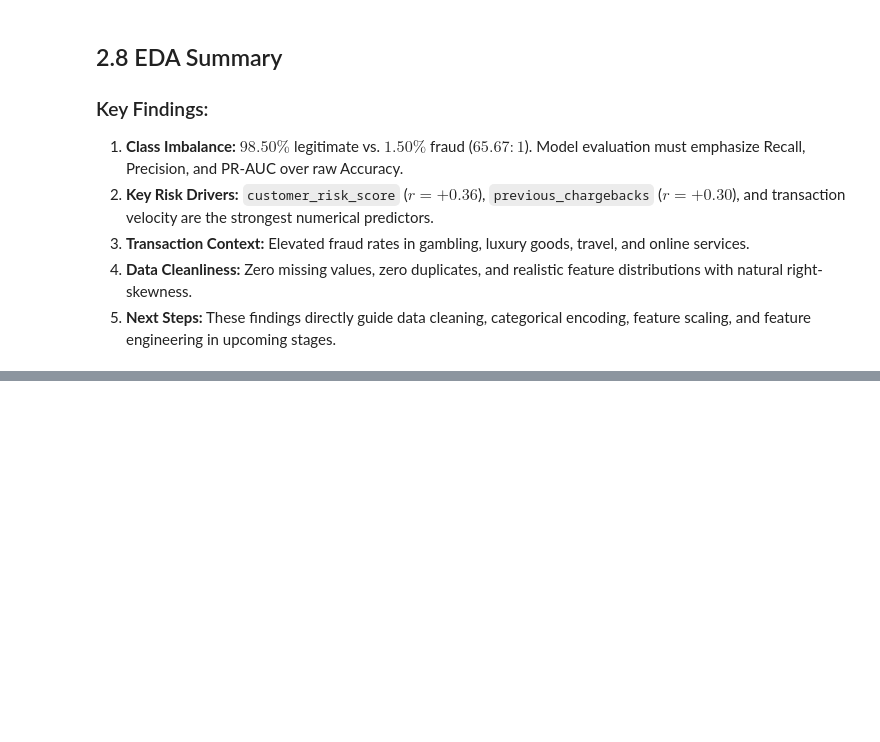
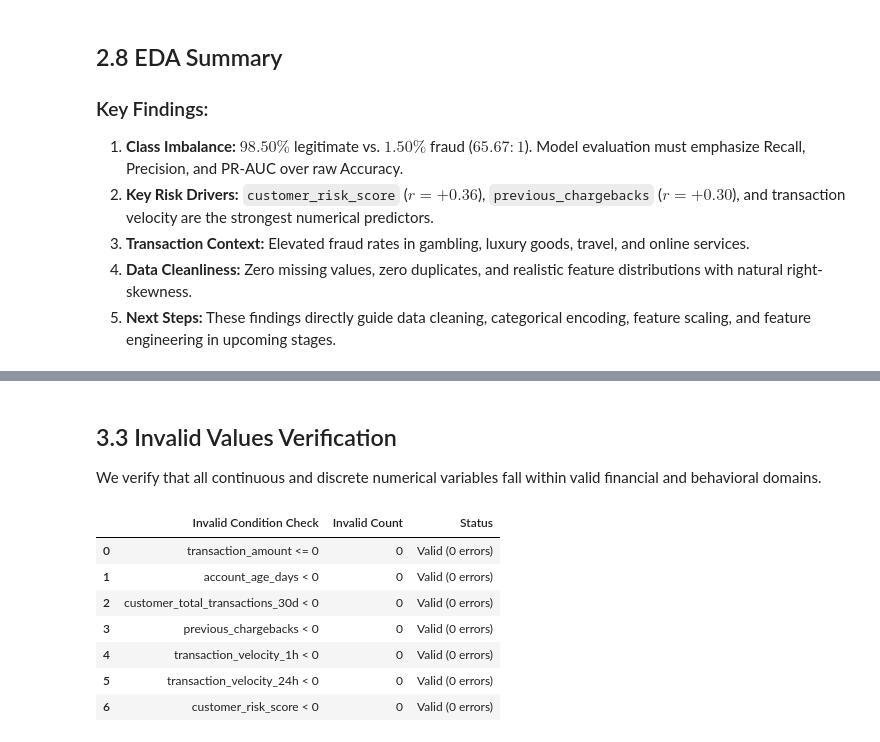
Before and after one commit to anish435/ML_capstone_project, a Jupyter notebook: notebooks/classification.ipynb, the cells around one changed output, grey strips where cells are left out. Saved outputs shown, nothing was run; the diff lists cells and outputs as text; code cells hidden in the pictures; blank space fills up the shorter version.

```diff
--- a/notebooks/classification.ipynb
+++ b/notebooks/classification.ipynb
@@ -426,0 +499,27 @@ plt.show()
+# %% [markdown]
+## 3.3 Invalid Values Verification
+We verify that all continuous and discrete numerical variables fall within valid financial and behavioral domains.
+# %%
+# Check for invalid values across numerical variables
+invalid_checks = {
+    'transaction_amount <= 0': (df_cleaned['transaction_amount'] <= 0).sum(),
+    'account_age_days < 0': (df_cleaned['account_age_days'] < 0).sum(),
+    'customer_total_transactions_30d < 0': (df_cleaned['customer_total_transactions_30d'] < 0).sum(),
+    'previous_chargebacks < 0': (df_cleaned['previous_chargebacks'] < 0).sum(),
+    'transaction_velocity_1h < 0': (df_cleaned['transaction_velocity_1h'] < 0).sum(),
+    'transaction_velocity_24h < 0': (df_cleaned['transaction_velocity_24h'] < 0).sum(),
+    'customer_risk_score < 0': (df_cleaned['customer_risk_score'] < 0).sum()
+}
+
+invalid_report = pd.DataFrame(list(invalid_checks.items()), columns=['Invalid Condition Check', 'Invalid Count'])
+invalid_report['Status'] = invalid_report['Invalid Count'].apply(lambda x: 'Valid (0 errors)' if x == 0 else 'Invalid Rows Found')
+invalid_report
+# %% [output]
+|  | Invalid Condition Check | Invalid Count | Status |
+| 0 | transaction_amount <= 0 | 0 | Valid (0 errors) |
+| 1 | account_age_days < 0 | 0 | Valid (0 errors) |
+| 2 | customer_total_transactions_30d < 0 | 0 | Valid (0 errors) |
+| 3 | previous_chargebacks < 0 | 0 | Valid (0 errors) |
+| 4 | transaction_velocity_1h < 0 | 0 | Valid (0 errors) |
+| 5 | transaction_velocity_24h < 0 | 0 | Valid (0 errors) |
+| 6 | customer_risk_score < 0 | 0 | Valid (0 errors) |
```
Also changed, not shown: parts of 15 cells of this notebook, 1 other file.
